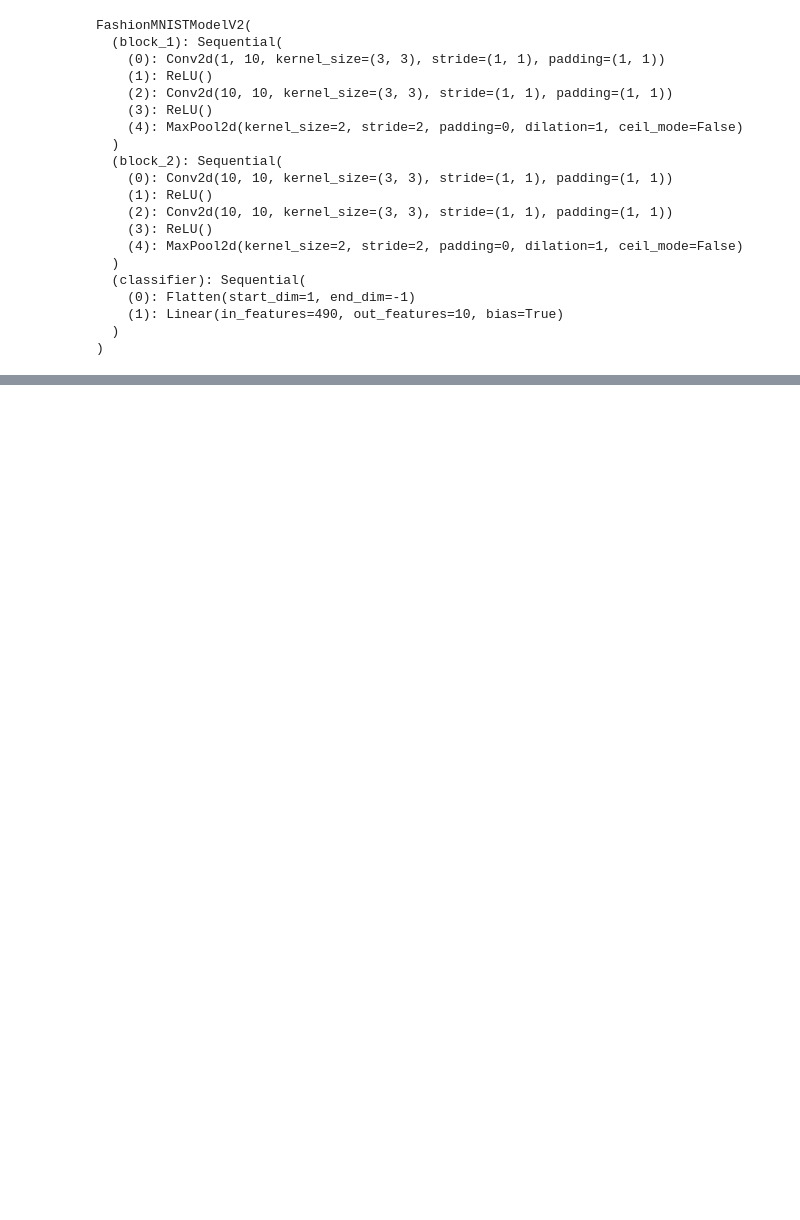
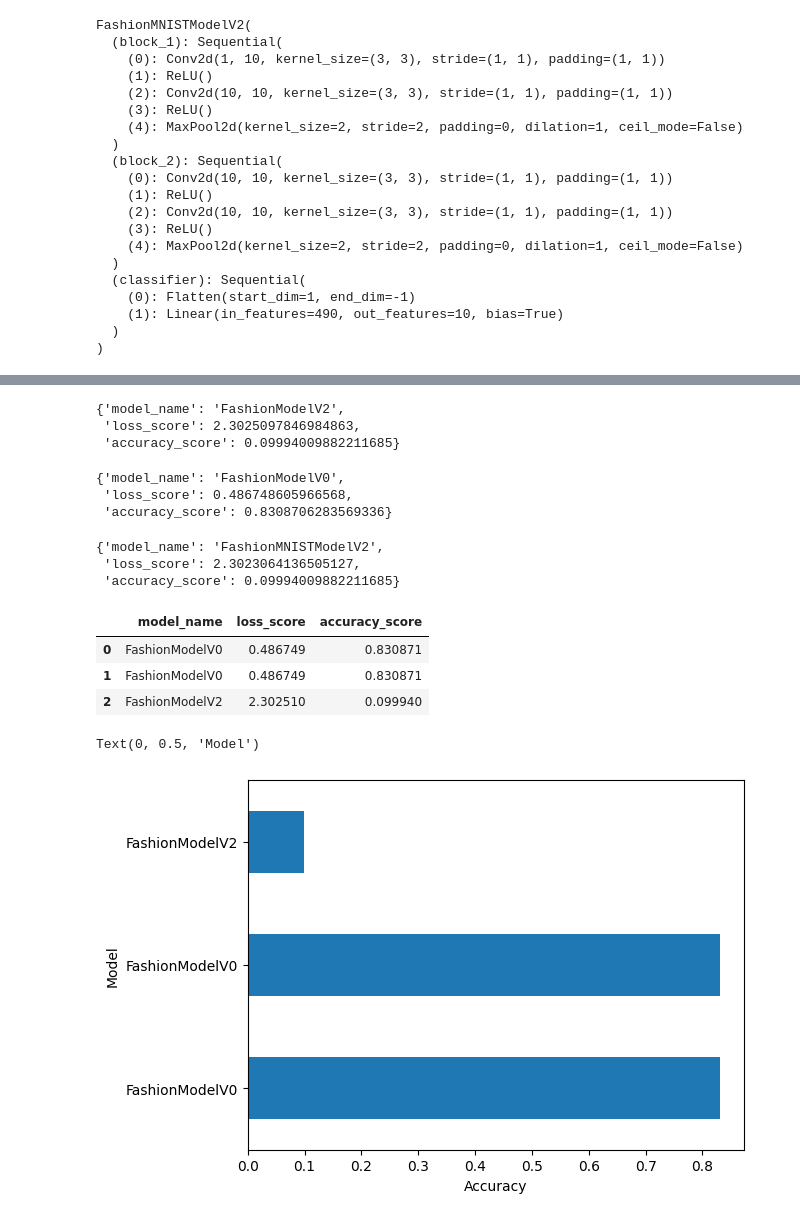
Before and after one commit to nguynlb/DataScience, a Jupyter notebook: Pytorch/Module/ComputerVision.ipynb, the cells around one changed output, grey strips where cells are left out. Saved outputs shown, nothing was run; the diff lists cells and outputs as text; code cells hidden in the pictures; blank space fills up the shorter version.

```diff
--- a/Pytorch/Module/ComputerVision.ipynb
+++ b/Pytorch/Module/ComputerVision.ipynb
@@ -393,4 +393,4 @@ eval_model_1 = eval_model(model=model_1,
                            dataloader=test_dataloader,
                            loss_fn=loss_fn,
                            accuracy_fn=acc_fn)
-eval_model_1
+eval_model_V1 = eval_model_1
@@ -617,0 +624,37 @@ Epoch : 1
+# %%
+eval_model_V2 = eval_model(model=model_3, dataloader=test_dataloader, loss_fn=loss_fn_3, accuracy_fn=acc_fn)
+eval_model_V2
+# %% [output]
+{'model_name': 'FashionModelV2',
+ 'loss_score': 2.3025097846984863,
+ 'accuracy_score': 0.09994009882211685}
+# %%
+eval_model_V0 = eval_model(model=model_2, dataloader=test_dataloader, loss_fn=loss_fn, accuracy_fn=acc_fn)
+eval_model_V0
+# %% [output]
+{'model_name': 'FashionModelV0',
+ 'loss_score': 0.486748605966568,
+ 'accuracy_score': 0.8308706283569336}
+# %%
+eval_model_V3 = eval_model(model=model_4, dataloader=test_dataloader, loss_fn=loss_fn_4, accuracy_fn=acc_fn)
+eval_model_V3
+# %% [output]
+{'model_name': 'FashionMNISTModelV2',
+ 'loss_score': 2.3023064136505127,
+ 'accuracy_score': 0.09994009882211685}
+# %%
+import pandas as pd
+df = pd.DataFrame([eval_model_V0, eval_model_V1, eval_model_V2])
+df
+# %% [output]
+|  | model_name | loss_score | accuracy_score |
+| 0 | FashionModelV0 | 0.486749 | 0.830871 |
+| 1 | FashionModelV0 | 0.486749 | 0.830871 |
+| 2 | FashionModelV2 | 2.302510 | 0.099940 |
+# %%
+df.set_index("model_name")["accuracy_score"].plot(kind="barh")
+plt.xlabel("Accuracy")
+plt.ylabel("Model")
+# %% [output]
+Text(0, 0.5, 'Model')
+[figure, added]
```
Also changed, not shown: parts of 7 cells of this notebook.
